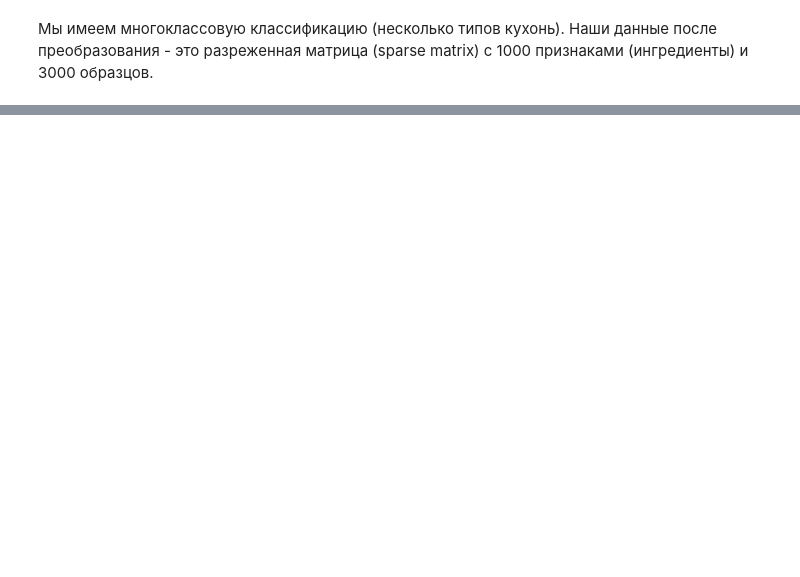
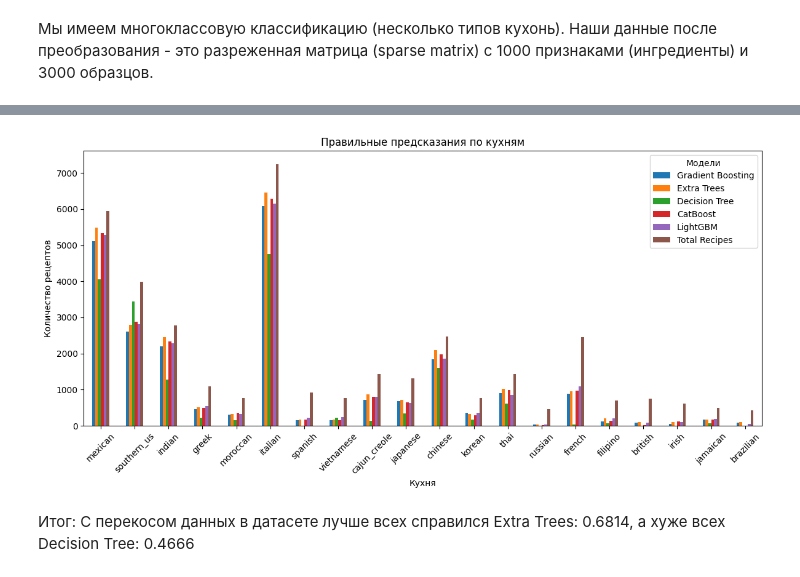
Before and after one commit to Vladzimir-40/Proj_1, a Jupyter notebook: my_file4/dz_4.ipynb, the cells around one changed output, grey strips where cells are left out. Cells and saved outputs as stored; diff of their text form; code cells hidden in the pictures; blank space fills up the shorter version.

```diff
--- a/my_file4/dz_4.ipynb
+++ b/my_file4/dz_4.ipynb
@@ -174,0 +365,33 @@ y = df_limited['cuisine']
+# %%
+import matplotlib.pyplot as plt
+import pandas as pd
+import numpy as np
+
+# Создаем DataFrame для визуализации
+results_comparison = pd.DataFrame(index=y_test.unique())
+
+# Собираем правильные предсказания для каждой модели
+for model_name, model in models.items():
+    y_pred = model.predict(X_test)
+    if y_pred.ndim > 1:
+        y_pred = y_pred.ravel()
+    correct_predictions = (y_test == y_pred)
+    results_comparison[model_name] = [correct_predictions[y_test == cuisine].sum() for cuisine in results_comparison.index]
+
+# Добавляем общее количество рецептов по кухням
+results_comparison['Total Recipes'] = y_test.value_counts()
+
+# Строим график
+plt.figure(figsize=(12, 6))
+results_comparison.plot(kind='bar', ax=plt.gca())
+plt.title('Правильные предсказания по кухням')
+plt.ylabel('Количество рецептов')
+plt.xlabel('Кухня')
+plt.xticks(rotation=45)
+plt.legend(title='Модели')
+plt.tight_layout()
+plt.show()
+# %% [output]
+[figure, added]
+# %% [markdown]
+Итог: С перекосом данных в датасете лучше всех справился Extra Trees: 0.6814, а хуже всех Decision Tree: 0.4666
```
Also changed, not shown: parts of 12 cells of this notebook.
